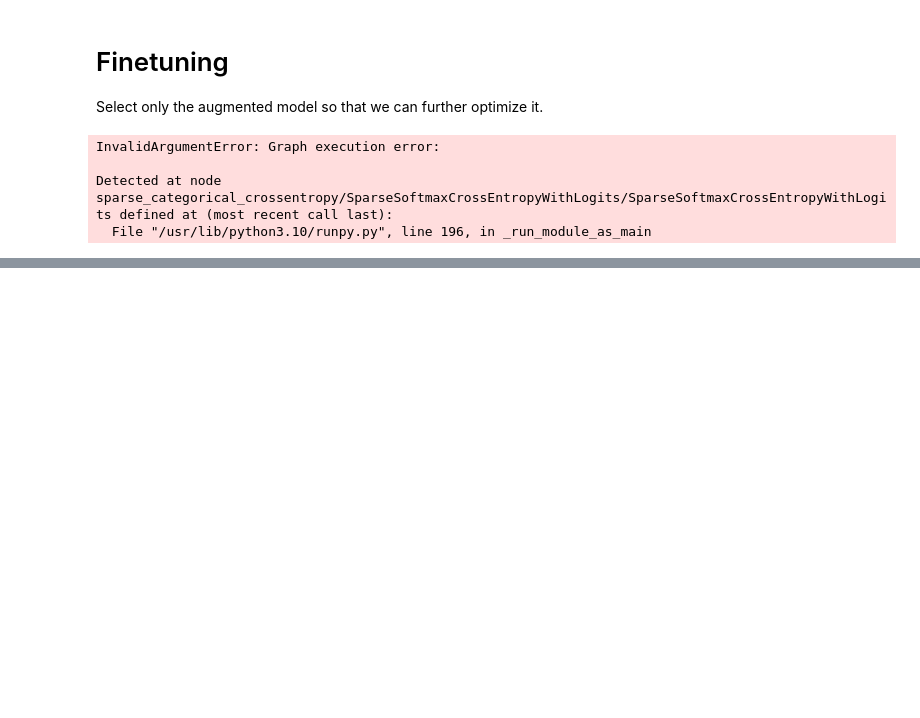
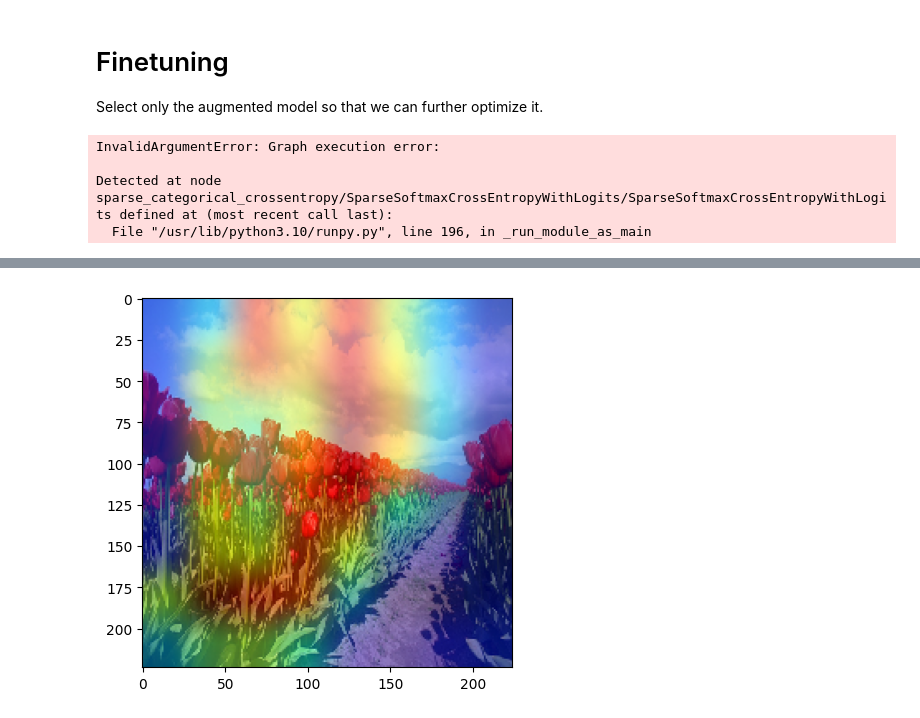
Before and after one commit to nicolegrillo/DeepLearningProject, a Jupyter notebook: notebooks_flowers/Flowers_Beta_proposal.ipynb, the cells around one changed output, grey strips where cells are left out. Saved outputs shown, nothing was run; the diff lists cells and outputs as text; code cells hidden in the pictures; blank space fills up the shorter version.

```diff
--- a/notebooks_flowers/Flowers_Beta_proposal.ipynb
+++ b/notebooks_flowers/Flowers_Beta_proposal.ipynb
@@ -715,0 +840,32 @@ Detected at node sparse_categorical_crossentropy/SparseSoftmaxCrossEntropyWithLo
+# %%
+import matplotlib as mpl
+def display_gradcam(img, heatmap, cam_path="cam.jpg", alpha=0.5):
+
+
+    # Rescale heatmap to a range 0-255
+    heatmap = np.uint8(255*heatmap)
+
+    # Use jet colormap to colorize heatmap
+    jet = mpl.colormaps["jet"]
+
+    # Use RGB values of the colormap
+    jet_colors = jet(np.arange(256))[:, :3]
+    jet_heatmap = jet_colors[heatmap]
+
+    # Create an image with RGB colorized heatmap
+    jet_heatmap = keras.utils.array_to_img(jet_heatmap)
+    jet_heatmap = jet_heatmap.resize((img.shape[1], img.shape[1]))
+    jet_heatmap = keras.utils.img_to_array(jet_heatmap)
+
+    # Superimpose the heatmap on original image
+    superimposed_img = jet_heatmap * alpha + img
+    superimposed_img = superimposed_img[0]
+    superimposed_img = keras.utils.array_to_img(superimposed_img)
+
+    # Display Grad CAM
+    plt.imshow(superimposed_img)
+
+
+display_gradcam(testimage*255, heatmap, alpha=0.8)
+# %% [output]
+[figure, added]
```
Also changed, not shown: parts of 18 cells of this notebook.
